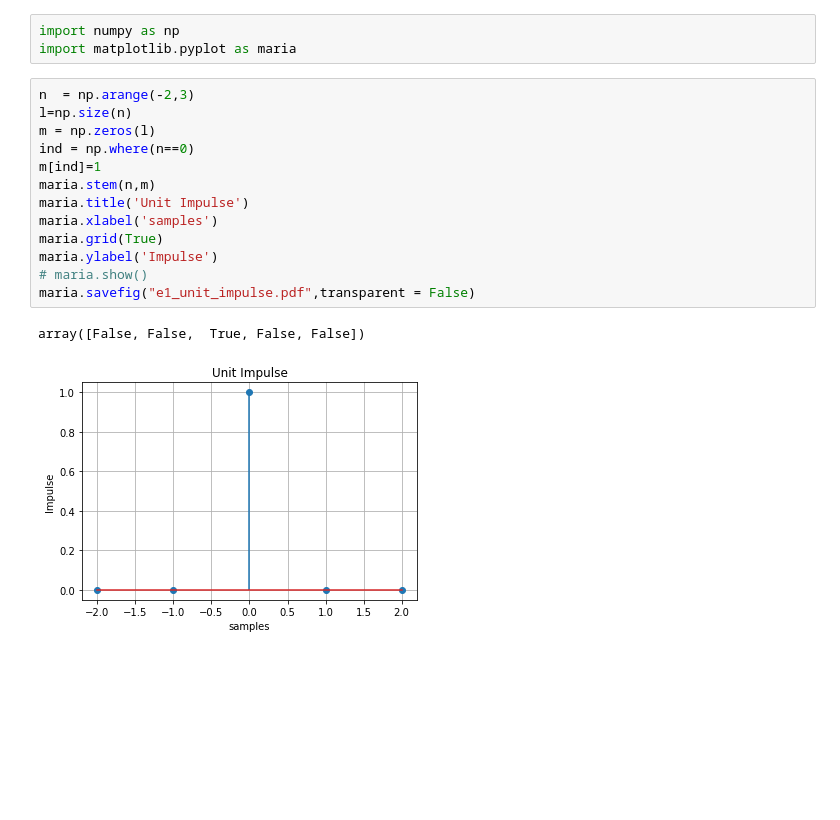
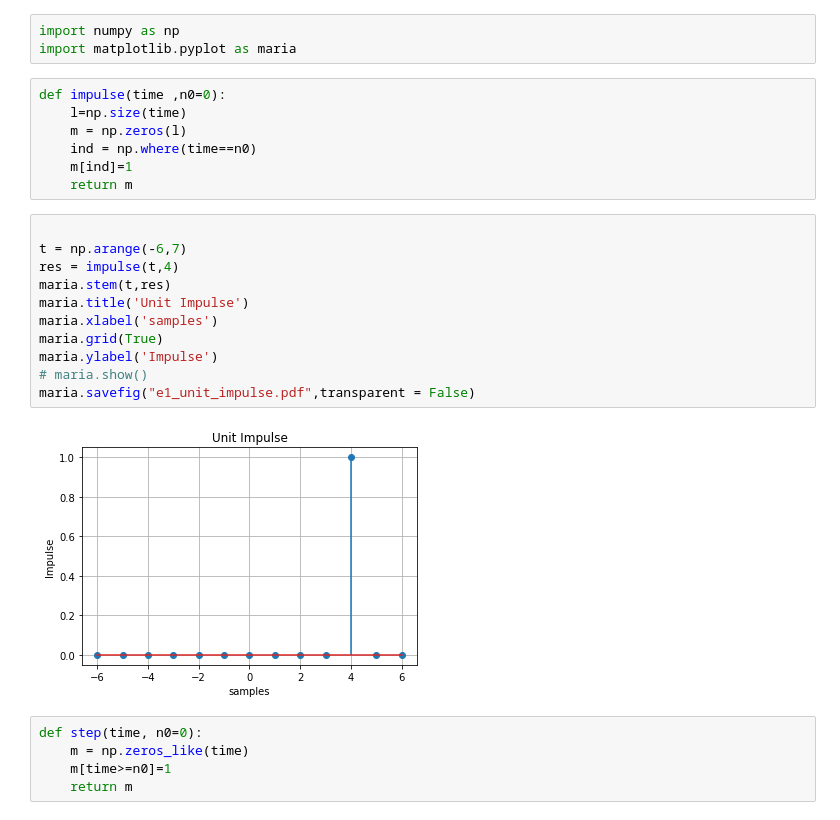
Before and after one commit to aloysiousBenoy/dsp-lab, a Jupyter notebook: a10_aloshy/e1_signals.ipynb, the cells around one changed output. Saved outputs shown, nothing was run; the diff lists cells and outputs as text; blank space fills up the shorter version.

```diff
--- a/a10_aloshy/e1_signals.ipynb
+++ b/a10_aloshy/e1_signals.ipynb
@@ -1,19 +1,28 @@
 # %%
 import numpy as np
 import matplotlib.pyplot as maria
+# %%
+def impulse(time ,n0=0):
+    l=np.size(time)
+    m = np.zeros(l)
+    ind = np.where(time==n0)
+    m[ind]=1
+    return m
 # %%
-n  = np.arange(-2,3)
-l=np.size(n)
-m = np.zeros(l)
-ind = np.where(n==0)
-m[ind]=1
-maria.stem(n,m)
+
+t = np.arange(-6,7)
+res = impulse(t,4)
+maria.stem(t,res)
 maria.title('Unit Impulse')
 maria.xlabel('samples')
 maria.grid(True)
 maria.ylabel('Impulse')
 # maria.show()
 maria.savefig("e1_unit_impulse.pdf",transparent = False)
 # %% [output]
-array([False, False,  True, False, False])
-[figure, old version]
+[figure, new version]
+# %%
+def step(time, n0=0):
+    m = np.zeros_like(time)
+    m[time>=n0]=1
+    return m
```
Also changed, not shown: parts of 11 cells of this notebook, 6 other files.
